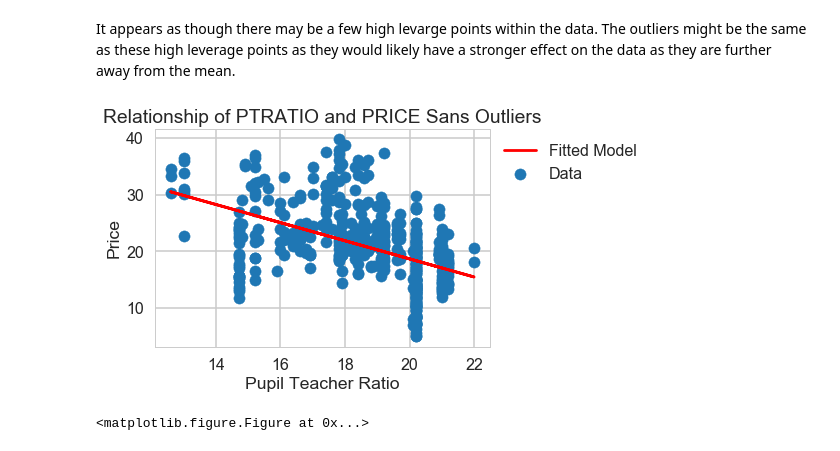
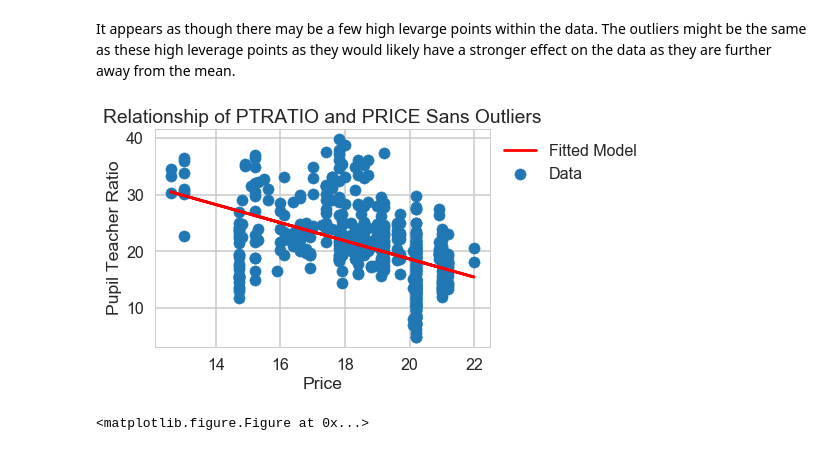
Before and after one commit to jsking751/Springboard-2.0, a Jupyter notebook: Machine Learning Miniprojects/Boston_Housing_Linear_Regression.ipynb, the cells around one changed output. Cells and saved outputs as stored; diff of their text form; code cells hidden in the pictures.

```diff
--- a/Machine Learning Miniprojects/Boston_Housing_Linear_Regression.ipynb
+++ b/Machine Learning Miniprojects/Boston_Housing_Linear_Regression.ipynb
@@ -956,17 +956,17 @@ newbos = newbos.reset_index()
 # %%
 # Fit the New DataFrame
 m4 = sm.ols('PRICE ~ PTRATIO',newbos).fit()
 
 # Replot Data Sans Outliers
 plt.scatter(newbos.PTRATIO, newbos.PRICE )
 plt.plot(newbos.PTRATIO,m4.fittedvalues,'r')
 plt.legend(['Fitted Model', 'Data'],bbox_to_anchor=(1,1))
-plt.xlabel('Pupil Teacher Ratio')
-plt.ylabel('Price')
+plt.xlabel('Price')
+plt.ylabel('Pupil Teacher Ratio')
 plt.title('Relationship of PTRATIO and PRICE Sans Outliers')
 plt.show()
 # %% [output]
-[figure, old version]
+[figure, new version]
 # %%
 _ = plt.subplots(0,figsize=(5,5))
 _ = influence_plot(m4, alpha = 0.05, criterion='cooks')
```
Also changed, not shown: parts of 1 cell of this notebook.
